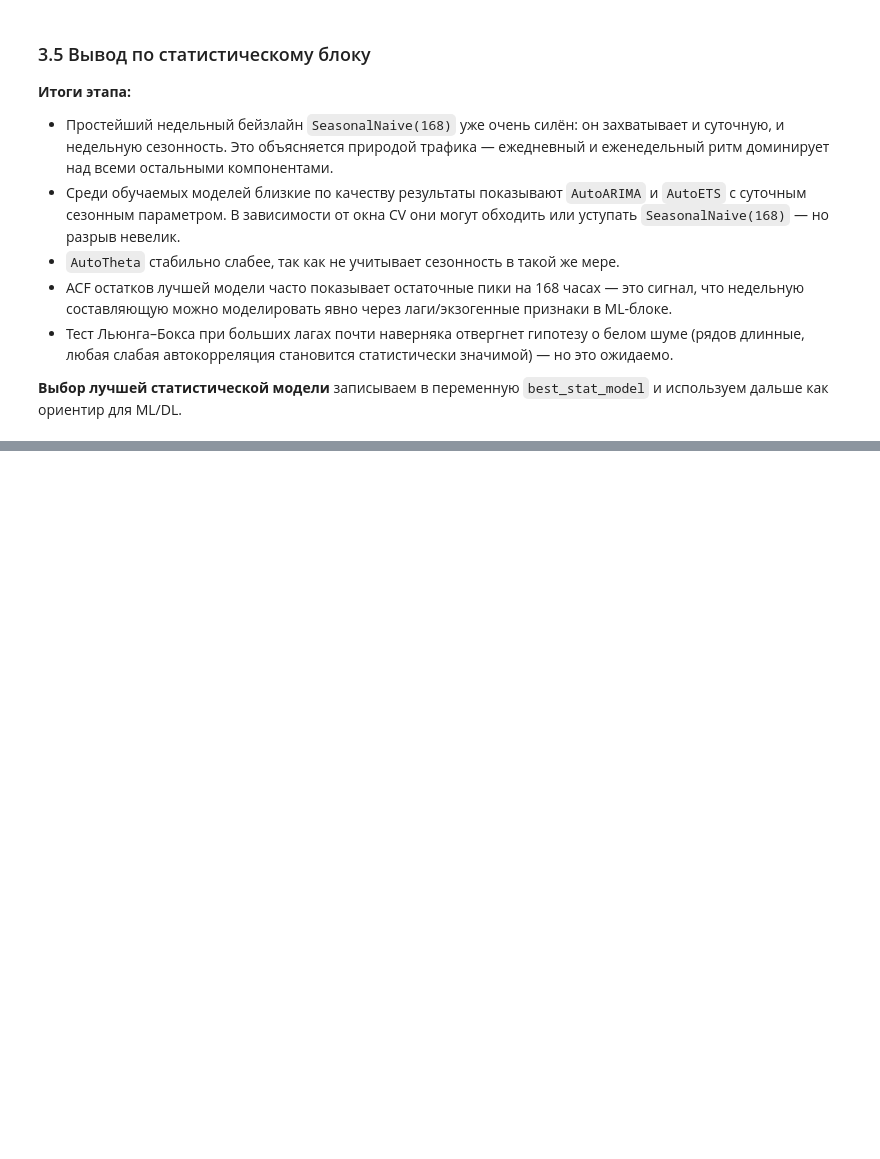
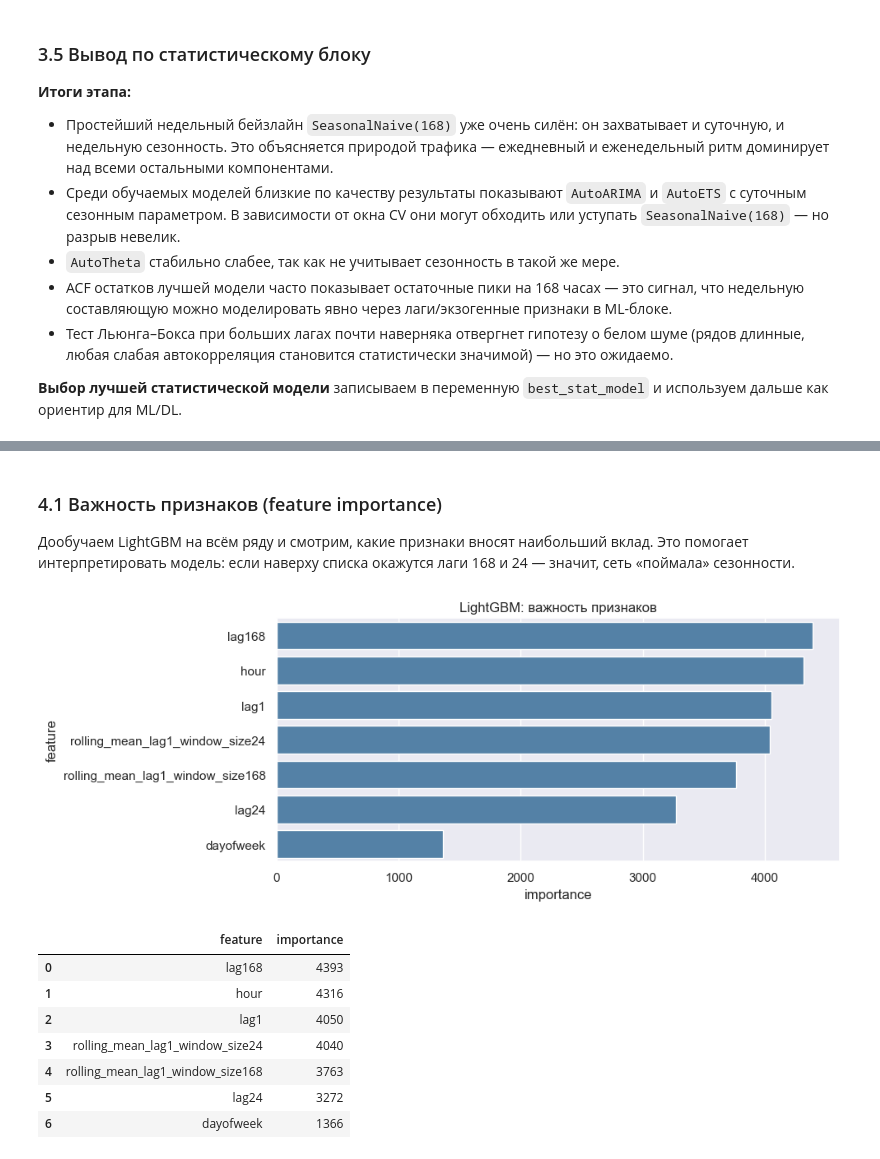
Before and after one commit to AinurGalimzyanov/TrafficForecasting, a Jupyter notebook: notebooks/analysis.ipynb, the cells around one changed output, grey strips where cells are left out. Cells and saved outputs as stored; diff of their text form; code cells hidden in the pictures; blank space fills up the shorter version.

```diff
--- a/notebooks/analysis.ipynb
+++ b/notebooks/analysis.ipynb
@@ -695,0 +795,34 @@ lb
+# %% [markdown]
+### 4.1 Важность признаков (feature importance)
+
+Дообучаем LightGBM на всём ряду и смотрим, какие признаки вносят наибольший
+вклад. Это помогает интерпретировать модель: если наверху списка окажутся
+лаги 168 и 24 — значит, сеть «поймала» сезонности.
+# %%
+# Переобучаем mlforecast на всех данных, чтобы достать важность признаков LightGBM
+mlf.fit(df=sf_df)
+
+lgbm_model = mlf.models_['LGBM']
+feat_names = mlf.ts.features_order_
+imp = pd.DataFrame({
+    'feature': feat_names,
+    'importance': lgbm_model.feature_importances_,
+}).sort_values('importance', ascending=False).reset_index(drop=True)
+
+fig, ax = plt.subplots(figsize=(10, 4))
+sns.barplot(data=imp, x='importance', y='feature', ax=ax, color='steelblue')
+ax.set_title('LightGBM: важность признаков')
+plt.tight_layout()
+plt.show()
+
+imp
+# %% [output]
+[figure, added]
+|  | feature | importance |
+| 0 | lag168 | 4393 |
+| 1 | hour | 4316 |
+| 2 | lag1 | 4050 |
+| 3 | rolling_mean_lag1_window_size24 | 4040 |
+| 4 | rolling_mean_lag1_window_size168 | 3763 |
+| 5 | lag24 | 3272 |
+| 6 | dayofweek | 1366 |
```
Also changed, not shown: parts of 9 cells of this notebook.
